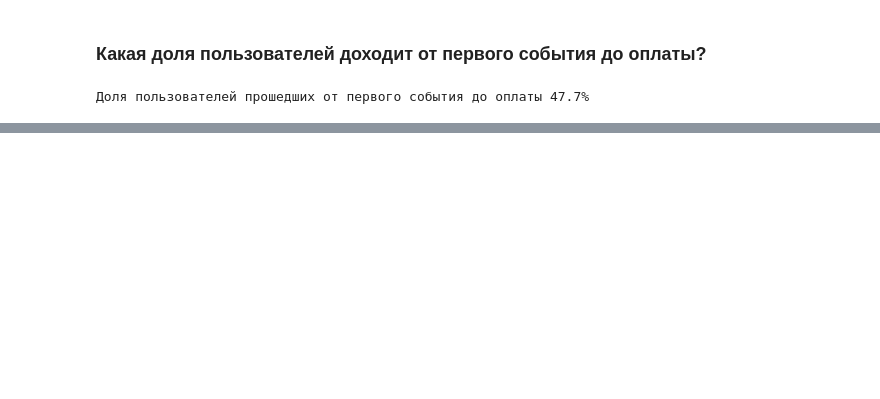
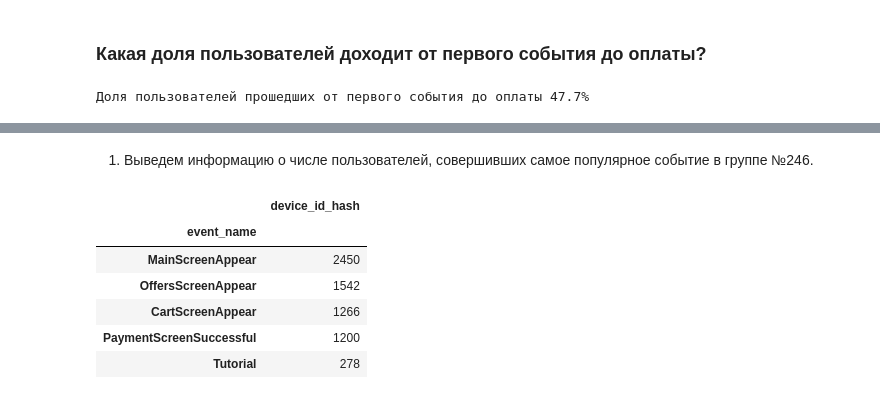
Before and after one commit to hEadman137/data_analysis_projects, a Jupyter notebook: yandex_practicum_projects/A_a_b_test_online_store(19_08_23).ipynb, the cells around one changed output, grey strips where cells are left out. Drawn from its saved outputs; the diff is of its cells as text; code cells hidden in the pictures; blank space fills up the shorter version.

```diff
--- a/yandex_practicum_projects/A_a_b_test_online_store(19_08_23).ipynb
+++ b/yandex_practicum_projects/A_a_b_test_online_store(19_08_23).ipynb
@@ -474,0 +513,13 @@ print(f"Доля пользователей прошедших от первог
+# %% [markdown]
+1. Выведем информацию о числе пользователей, совершивших самое популярное событие в группе №246.
+# %%
+group_246 = data.query('exp_id == 246')
+group_246.pivot_table(index = 'event_name', values = 'device_id_hash', aggfunc = 'nunique').sort_values(by = 'device_id_hash', ascending = False)
+# %% [output]
+|  | device_id_hash |
+| event_name |  |
+| MainScreenAppear | 2450 |
+| OffersScreenAppear | 1542 |
+| CartScreenAppear | 1266 |
+| PaymentScreenSuccessful | 1200 |
+| Tutorial | 278 |
```
Also changed, not shown: parts of 38 cells of this notebook, 1 other file.
